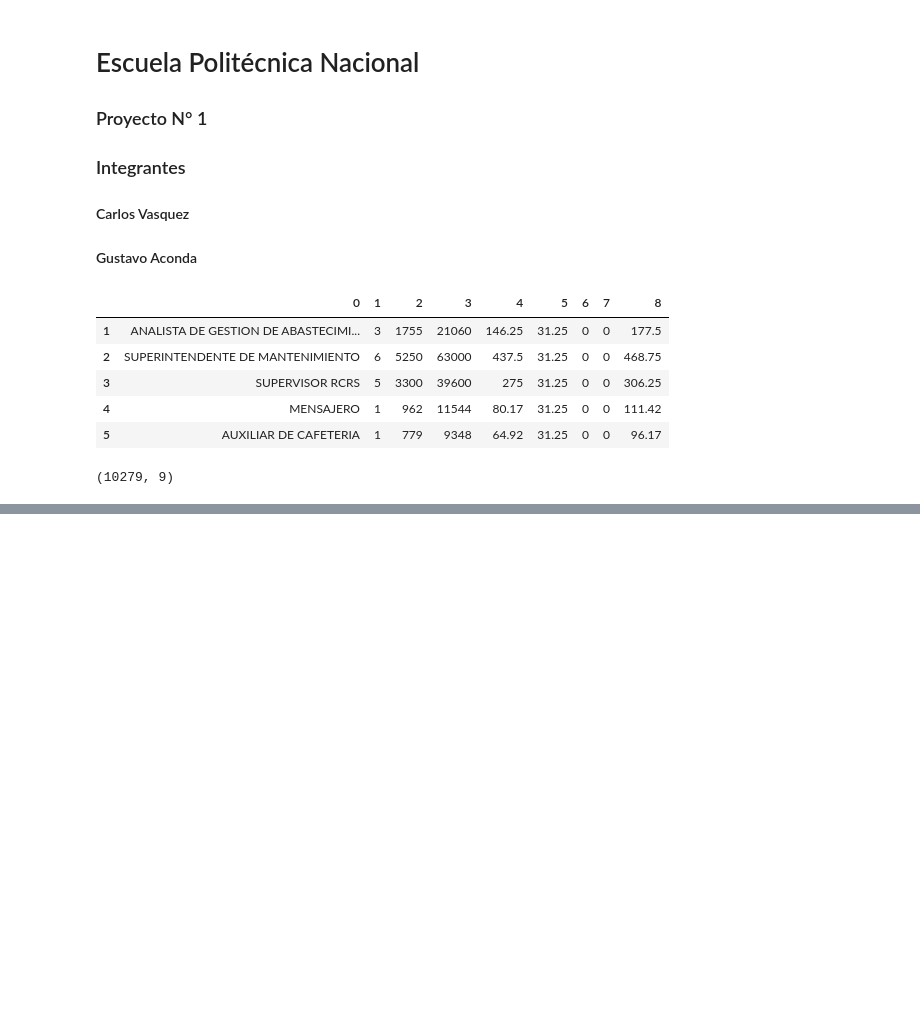
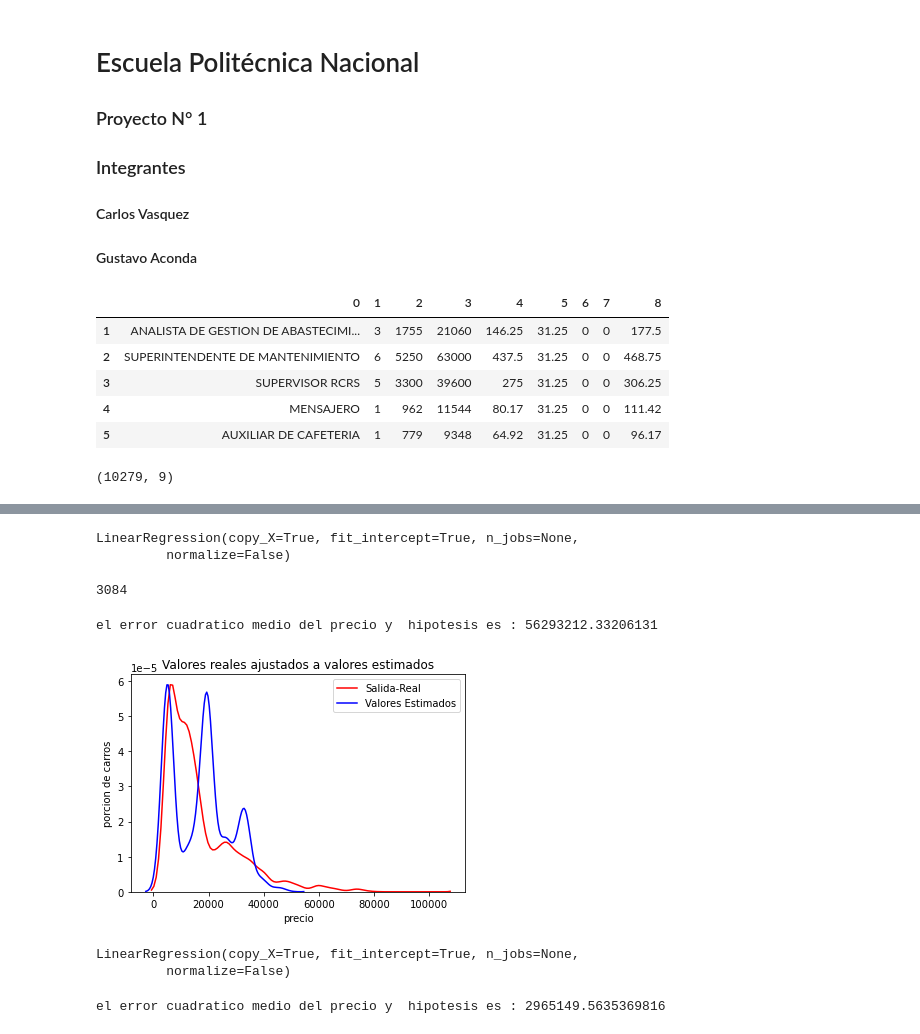
Before and after one commit to gustavoxa/Proyectoprocesamiento, a Jupyter notebook: Untitled.ipynb, the cells around one changed output, grey strips where cells are left out. Drawn from its saved outputs; the diff is of its cells as text; code cells hidden in the pictures; blank space fills up the shorter version.

```diff
--- a/Untitled.ipynb
+++ b/Untitled.ipynb
@@ -79,0 +127,2 @@ df.head(20)
+# %%
+xtrain,xtest,ytrain,ytest=train_test_split(x,y,train_size=0.70,test_size=0.30,random_state=101)
@@ -79,0 +135,13 @@ df.head(20)
+# %%
+lm=LinearRegression()
+# %%
+lm.fit(xtrain,ytrain)
+# %% [output]
+LinearRegression(copy_X=True, fit_intercept=True, n_jobs=None,
+         normalize=False)
+# %%
+h=lm.predict(xtest)
+# %%
+h.size
+# %% [output]
+3084
@@ -79,0 +150,5 @@ df.head(20)
+# %%
+mse2 = mean_squared_error(ytest,h)
+print("el error cuadratico medio del precio y  hipotesis es :",mse2)
+# %% [output]
+el error cuadratico medio del precio y  hipotesis es : 56293212.33206131
@@ -79,0 +158,13 @@ df.head(20)
+# %%
+grafica=sns.distplot(ytrain,hist=False, color="r",label="Salida-Real")#precio real
+sns.distplot(h,hist=False,color="b",label="Valores Estimados",ax=grafica)#hipotesis ax para que esten sobrelapadas
+
+## si colocamos tRUE dibujamos barras
+
+#Detalles de etiquetado
+plt.title("Valores reales ajustados a valores estimados")
+plt.xlabel("precio")
+plt.ylabel("porcion de carros")
+plt.show()
+# %% [output]
+[figure, added]
@@ -79,0 +177,6 @@ df.head(20)
+# %%
+lma=LinearRegression()
+lma.fit(xa,ya)
+# %% [output]
+LinearRegression(copy_X=True, fit_intercept=True, n_jobs=None,
+         normalize=False)
@@ -79,0 +185,5 @@ df.head(20)
+# %%
+msea = mean_squared_error(ytesta,ha)
+print("el error cuadratico medio del precio y  hipotesis es :",msea)
+# %% [output]
+el error cuadratico medio del precio y  hipotesis es : 2965149.5635369816
```
Also changed, not shown: parts of 15 cells of this notebook.
